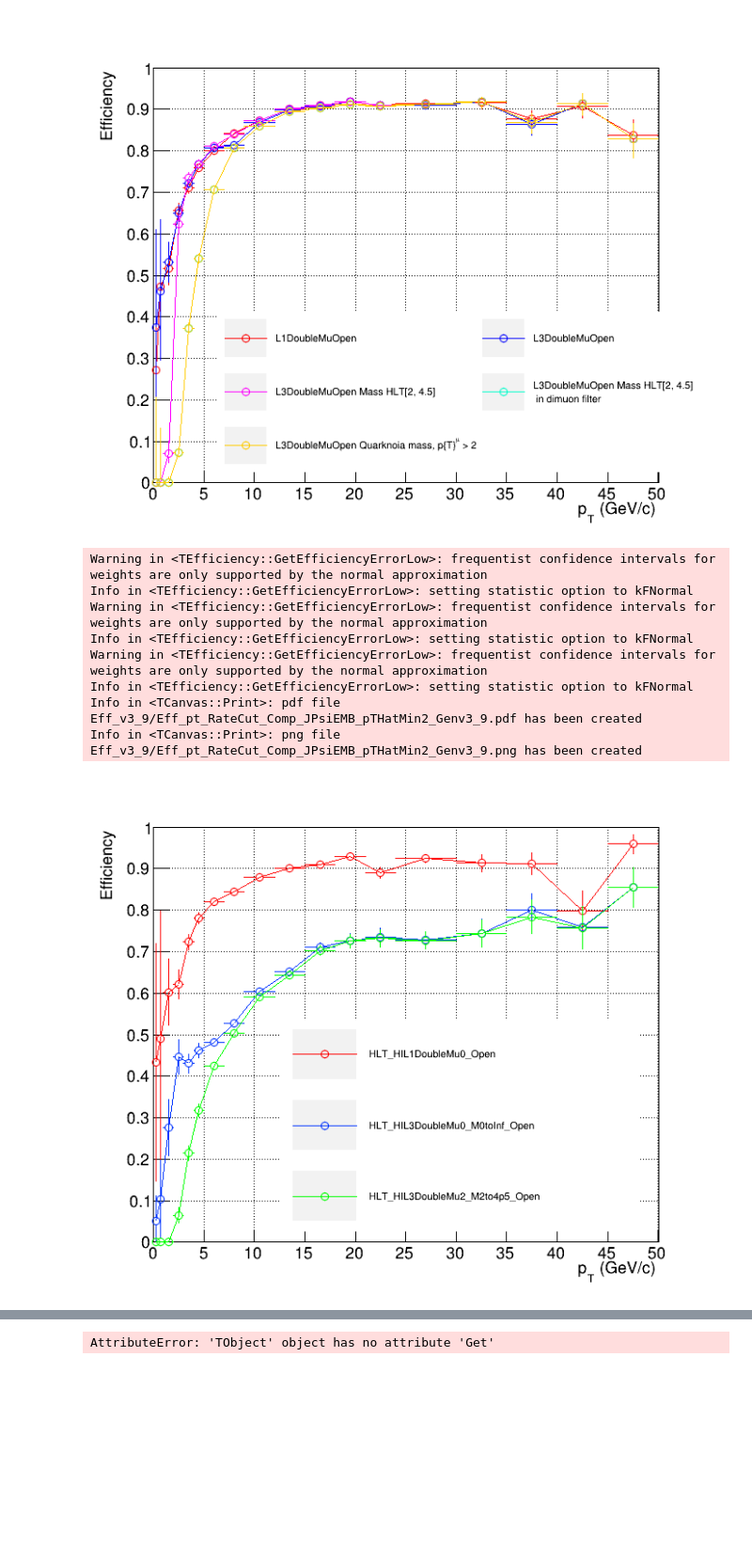
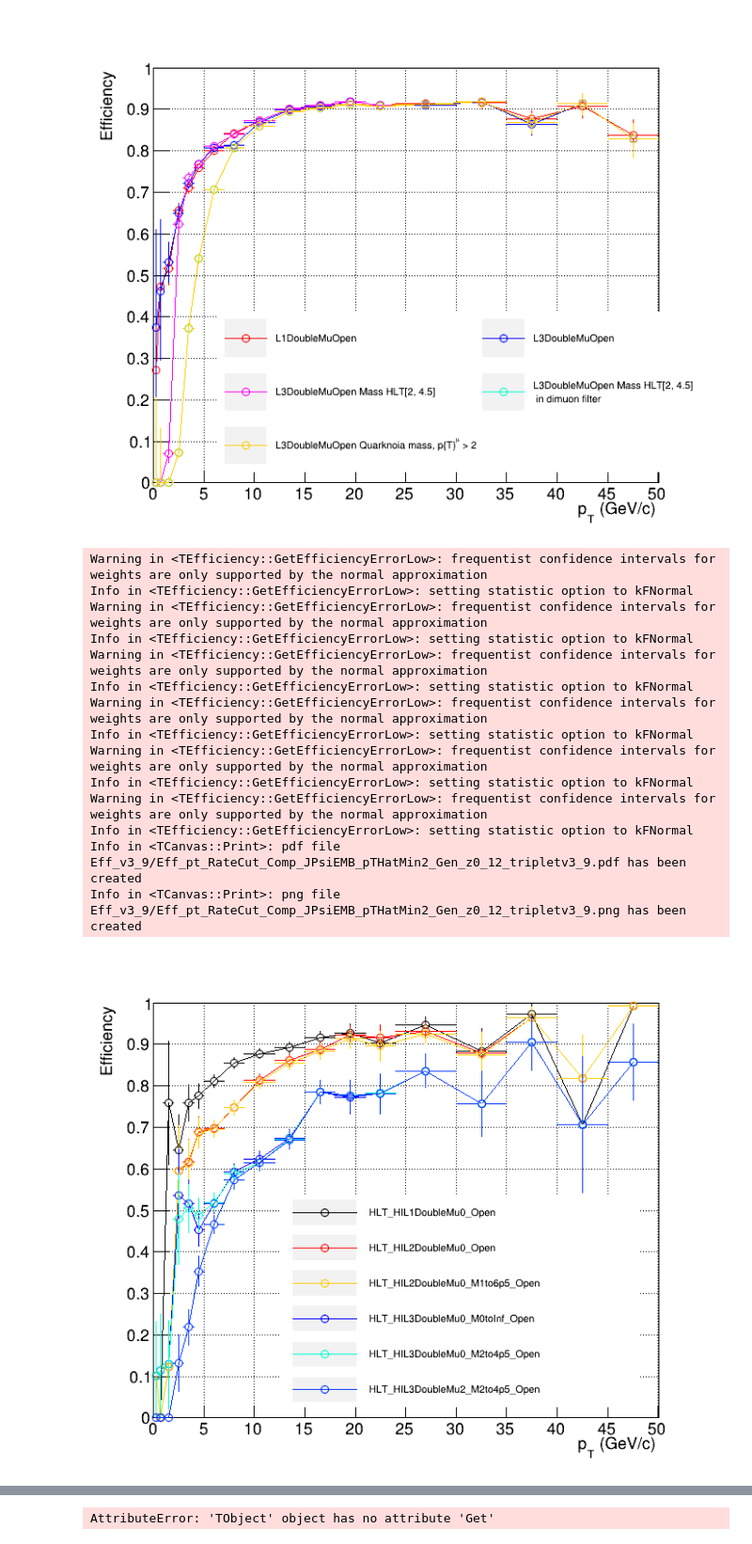
Before and after one commit to vince502/EffCalc, a Jupyter notebook: GetEfficiency.ipynb, the cells around one changed output, grey strips where cells are left out. Shown at 94% size. Saved outputs shown, nothing was run; the diff lists cells and outputs as text; code cells hidden in the pictures; blank space fills up the shorter version.

```diff
--- a/GetEfficiency.ipynb
+++ b/GetEfficiency.ipynb
@@ -110,7 +110,7 @@ def DrawTrigOne(trigDir, obj, canv, _and = False, _col = 221) :
     canv.Draw()
     return canv
 
-def DrawTrigSeq(trigDir, obj, canv, _and = False, _col = 221, _leg = 0, _marker = 1, _disc = "") :
+def DrawTrigSeq(trigDir, obj, canv, _and = False, _col = 221, _leg = 0, _marker = 1, _disc = "", _pltmode = "") :
     if not ( _and ) :
         canv.Clear();
     first = True;
@@ -132,13 +132,15 @@ def DrawTrigSeq(trigDir, obj, canv, _and = False, _col = 221, _leg = 0, _marker
     hist.GetYaxis().SetNdivisions(int((range_up)*10))
     hist.GetXaxis().SetRangeUser(0, 50)
     hist.GetXaxis().SetNdivisions(20)
-    # hist.GetXaxis().SetRangeUser(-2.4, 2.4)
-    # hist.GetXaxis().SetNdivisions(8)
-    # hist.GetXaxis().SetRangeUser(0, 200)
-    # hist.GetXaxis().SetNdivisions(20)
     hist.GetXaxis().SetTitle("p_{T} (GeV/c)")
-    # hist.GetXaxis().SetTitle("Rapidity/#eta")
-    # hist.GetXaxis().SetTitle("Centrality (x2)")
+    if( _pltmode == 'Y' ):
+        hist.GetXaxis().SetRangeUser(-2.4, 2.4)
+        hist.GetXaxis().SetNdivisions(8)
+        hist.GetXaxis().SetTitle("Rapidity/#eta")
+    if( _pltmode == 'C' ):
+        hist.GetXaxis().SetRangeUser(0, 200)
+        hist.GetXaxis().SetNdivisions(20)
+        hist.GetXaxis().SetTitle("Centrality (x2)")
 
 
     hist.GetYaxis().SetTitle("Efficiency")
@@ -368,16 +387,16 @@ leg.Clear()
 # canv, leg = DrawTrigSeq(f_out2.Get("L3DoubleMuOpen"), 'pt', canv, _and = True, _col = getcolor(3), _leg = leg, _marker = 24, _disc = "L3DoubleMuOpen")# %s" % ver1)# v2-7-mod1")
 # canv, leg = DrawTrigSeq(f_out2.Get("L3DoubleMuCosmic"), 'pt', canv, _and = True, _col = getcolor(20), _leg = leg, _marker = 24, _disc = "L3DoubleMuCosmic")# %s" % ver1)# v2-7-mod1")
 
-canv, leg = DrawTrigSeq(f_out2.Get("L1DoubleMuOpen"), 'pt', canv, _and = False, _col = EColor.kRed, _leg = leg, _marker = 24, _disc = "L1DoubleMuOpen")# %s" % ver1)# v2-7-mod1")
-canv, leg = DrawTrigSeq(f_out2.Get("L2DoubleMuOpen"), 'pt', canv, _and = True, _col = EColor.kGreen+1, _leg = leg, _marker = 24, _disc = "L2DoubleMuOpen")# %s" % ver1)# v2-7-mod1")
-canv, leg = DrawTrigSeq(f_out2.Get("L3DoubleMuOpen"), 'pt', canv, _and = True, _col = EColor.kBlue+1, _leg = leg, _marker = 24, _disc = "L3DoubleMuOpen")# %s" % ver1)# v2-7-mod1")
+canv, leg = DrawTrigSeq(f_out2.Get("HLT_HIL1DoubleMu0_Open"), 'pt', canv, _and = False, _col = EColor.kRed, _leg = leg, _marker = 24, _disc = "L1DoubleMuOpen")# %s" % ver1)# v2-7-mod1")
+canv, leg = DrawTrigSeq(f_out2.Get("HLT_HIL2DoubleMu0_Open"), 'pt', canv, _and = True, _col = EColor.kGreen+1, _leg = leg, _marker = 24, _disc = "L2DoubleMuOpen")# %s" % ver1)# v2-7-mod1")
+canv, leg = DrawTrigSeq(f_out2.Get("HLT_HIL3DoubleMu0_M2to4p5_Open"), 'pt', canv, _and = True, _col = EColor.kBlue+1, _leg = leg, _marker = 24, _disc = "L3DoubleMuOpen")# %s" % ver1)# v2-7-mod1")
 
 # canv, leg = DrawTrigSeq(f_out2.Get("L3DoubleMuOpen2_M2to4p5"), 'pt', canv, _and = True, _col = EColor.kMagenta+1, _leg = leg, _marker = 24, _disc = "L3DoubleMuOpen2_M2to4p5")# %s" % ver1)# v2-7-mod1")
 # canv, leg = DrawTrigSeq(f_out2.Get("L3DoubleMuOpen1p5_M2to4p5"), 'pt', canv, _and = True, _col = EColor.kBlue+2, _leg = leg, _marker = 24, _disc = "L3DoubleMuOpen1p5_M2to4p5")# %s" % ver1)# v2-7-mod1")
 # canv, leg = DrawTrigSeq(f_out2.Get("L3DoubleMuOpen1_M2to4p5"), 'pt', canv, _and = True, _col = EColor.kBlue+3, _leg = leg, _marker = 24, _disc = "L3DoubleMuOpen1_M2to4p5")# %s" % ver1)# v2-7-mod1")
 # canv, leg = DrawTrigSeq(f_out2.Get("L3DoubleMuOpen0p5_M2to4p5"), 'pt', canv, _and = True, _col = EColor.kBlue+5, _leg = leg, _marker = 24, _disc = "L3DoubleMuOpen0p5_M2to4p5")# %s" % ver1)# v2-7-mod1")
 # canv, leg = DrawTrigSeq(f_out2.Get("L3DoubleMuOpen_M2to4p5"), 'pt', canv, _and = True, _col = EColor.kRed+3, _leg = leg, _marker = 24, _disc = "L3DoubleMuOpen_M2to4p5")# %s" % ver1)# v2-7-mod1")
-canv, leg = DrawTrigSeq(f_out2.Get("L3DoubleMuOpen_M7to15"), 'pt', canv, _and = True, _col = EColor.kTeal+1, _leg = leg, _marker = 24, _disc = "L3DoubleMuOpen_M7to15")# %s" % ver1)# v2-7-mod1")
+# canv, leg = DrawTrigSeq(f_out2.Get("L3DoubleMuOpen_M7to15"), 'pt', canv, _and = True, _col = EColor.kTeal+1, _leg = leg, _marker = 24, _disc = "L3DoubleMuOpen_M7to15")# %s" % ver1)# v2-7-mod1")
 # canv, leg = DrawTrigSeq(f_out2.Get("L3DoubleMuOpen_Quarkonia"), 'pt', canv, _and = True, _col = EColor.kRed+4, _leg = leg, _marker = 24, _disc = "L3DoubleMuOpen_Quarkonia")# %s" % ver1)# v2-7-mod1")
 # canv, leg = DrawTrigSeq(f_out2.Get("L3DoubleMuOpen_Quarkonia_LowMpT2"), 'pt', canv, _and = True, _col = EColor.kBlue+5, _leg = leg, _marker = 24, _disc = "L3DoubleMuOpen_Quarkonia_LowMpT2")# %s" % ver1)# v2-7-mod1")
 # canv, leg = DrawTrigSeq(f_out2.Get("L2DoubleMuOpen_M1to6p5"), 'pt', canv, _and = True, _col = EColor.kPink-3, _leg = leg, _marker = 24, _disc = "L2DoubleMuOpen_M1to6p5")# %s" % ver1)# v2-7-mod1")
@@ -485,11 +510,13 @@ leg.SetX1(0.3);leg.SetX2(0.87);leg.SetY1(0.12);leg.SetY2(0.53);
 
 leg.Clear()
 
-canv, leg = DrawTrigSeq(f_out2.Get("HLT_HIL1DoubleMu0_Open"), 'pt', canv, _and = False, _col = EColor.kRed, _leg = leg, _marker = 24, _disc = "HLT_HIL1DoubleMu0_Open")
+canv, leg = DrawTrigSeq(f_out2.Get("HLT_HIL1DoubleMu0_Open"), 'pt', canv, _and = False, _col = EColor.kBlack, _leg = leg, _marker = 24, _disc = "HLT_HIL1DoubleMu0_Open")
 
-# canv, leg = DrawTrigSeq(f_out2.Get("HLT_HIL2DoubleMu0_Open"), 'pt', canv, _and = True, _col = EColor.kGreen +1, _leg = leg, _marker = 24, _disc = "HLT_HIL2DoubleMu0_Open")
+canv, leg = DrawTrigSeq(f_out2.Get("HLT_HIL2DoubleMu0_Open"), 'pt', canv, _and = True, _col = EColor.kRed +1, _leg = leg, _marker = 24, _disc = "HLT_HIL2DoubleMu0_Open")
+# canv, leg = DrawTrigSeq(f_out2.Get("HLT_HIL2DoubleMu0_DoHLTCut_Narrow_Open"), 'pt', canv, _and = True, _col = EColor.kGreen +1, _leg = leg, _marker = 24, _disc = "HLT_HIL2DoubleMu0_M2.3-4.8_Open")
+# canv, leg = DrawTrigSeq(f_out2.Get("HLT_HIL2DoubleMu0_DoHLTCutPT_Narrow_Open"), 'pt', canv, _and = True, _col = EColor.kOrange +1, _leg = leg, _marker = 24, _disc = "HLT_HIL2DoubleMu2.8_M2.3-4.8_Open")
 
-# canv, leg = DrawTrigSeq(f_out2.Get("HLT_HIL2DoubleMu0_M1to6p5_Open"), 'pt', canv, _and = True, _col = EColor.kOrange +1, _leg = leg, _marker = 24, _disc = "HLT_HIL2DoubleMu0_M1to6p5_Open")
+canv, leg = DrawTrigSeq(f_out2.Get("HLT_HIL2DoubleMu0_M1to6p5_Open"), 'pt', canv, _and = True, _col = EColor.kOrange +1, _leg = leg, _marker = 24, _disc = "HLT_HIL2DoubleMu0_M1to6p5_Open")
 
 # canv, leg = DrawTrigSeq(f_out2.Get("HLT_HIL2DoubleMu0_M6p5to16_Open"), 'pt', canv, _and = True, _col = EColor.kRed, _leg = leg, _marker = 24, _disc = "HLT_HIL2DoubleMu0_M6p5to16_Open")
 
@@ -502,7 +529,7 @@ canv, leg = DrawTrigSeq(f_out2.Get("HLT_HIL1DoubleMu0_Open"), 'pt', canv, _and =
 # canv, leg = DrawTrigSeq(f_out2.Get("HLT_HIL3DoubleMuPre0_M2to4p5_Open"), 'pt', canv, _and = True, _col = EColor.kRed, _leg = leg, _marker = 24, _disc = "HLT_HIL3DoubleMuPre0_M2to4p5_Open")
 # canv, leg = DrawTrigSeq(f_out2.Get("HLT_HIL3DoubleMuPre0_M7to15_Open"), 'pt', canv, _and = True, _col = EColor.kRed, _leg = leg, _marker = 24, _disc = "HLT_HIL3DoubleMuPre0_M7to15_Open")
 
-canv, leg = DrawTrigSeq(f_out2.Get("HLT_HIL3DoubleMu0_M0toInf_Open"), 'pt', canv, _and = True, _col = EColor.kAzure +1, _leg = leg, _marker = 24, _disc = "HLT_HIL3DoubleMu0_M0toInf_Open")
+canv, leg = DrawTrigSeq(f_out2.Get("HLT_HIL3DoubleMu0_M0toInf_Open"), 'pt', canv, _and = True, _col = EColor.kBlue +1, _leg = leg, _marker = 24, _disc = "HLT_HIL3DoubleMu0_M0toInf_Open")
 # canv, leg = DrawTrigSeq(f_out2.Get("HLT_HIL3DoubleMu3p8_M0toInf_Open"), 'pt', canv, _and = True, _col = EColor.kRed, _leg = leg, _marker = 24, _disc = "HLT_HIL3DoubleMu3p8_M0toInf_Open")
 # canv, leg = DrawTrigSeq(f_out2.Get("HLT_HIL3DoubleMu0_M7to15_Open"), 'pt', canv, _and = True, _col = EColor.kYellow+1, _leg = leg, _marker = 24, _disc = "HLT_HIL3DoubleMu0_M7to15_Open")
 # canv, leg = DrawTrigSeq(f_out2.Get("HLT_HIL3DoubleMu2_M7to15_Open"), 'pt', canv, _and = True, _col = EColor.kBlue+1, _leg = leg, _marker = 24, _disc = "HLT_HIL3DoubleMu2_M7to15_Open")
@@ -512,36 +539,47 @@ canv, leg = DrawTrigSeq(f_out2.Get("HLT_HIL3DoubleMu0_M0toInf_Open"), 'pt', canv
 # canv, leg = DrawTrigSeq(f_out2.Get("HLT_HIL3DoubleMu0_Quarkonia_LowMpT2_Open"), 'pt', canv, _and = True, _col = EColor.kTeal, _leg = leg, _marker = 24, _disc = "HLT_HIL3DoubleMu0_Quarkonia_LowMpT2_Open")
 # canv, leg = DrawTrigSeq(f_out2.Get("HLT_HIL3DoubleMu0_Quarkonia_LowMpT2HighMpT1p5_Open"), 'pt', canv, _and = True, _col = EColor.kMagenta, _leg = leg, _marker = 24, _disc = "HLT_HIL3DoubleMu0_Quarkonia_LowMpT2HighMpT1p5_Open")
 # canv, leg = DrawTrigSeq(f_out2.Get("HLT_HIL3DoubleMu0_Quarkonia_LowMpT2HighMpT1_Open"), 'pt', canv, _and = True, _col = EColor.kRed, _leg = leg, _marker = 24, _disc = "HLT_HIL3DoubleMu0_Quarkonia_LowMpT2HighMpT1_Open")
 # canv, leg = DrawTrigSeq(f_out2.Get("HLT_HIL3DoubleMu2_Quarkonia_Open"), 'pt', canv, _and = True, _col = EColor.kBlue+1, _leg = leg, _marker = 24, _disc = "HLT_HIL3DoubleMu2_Quarkonia_Open")
-# canv, leg = DrawTrigSeq(f_out2.Get("HLT_HIL3DoubleMu0_M2to4p5_Open"), 'pt', canv, _and = True, _col = EColor.kTeal +1, _leg = leg, _marker = 24, _disc = "HLT_HIL3DoubleMu0_M2to4p5_Open")
 
-canv, leg = DrawTrigSeq(f_out2.Get("HLT_HIL3DoubleMu2_M2to4p5_Open"), 'pt', canv, _and = True, _col = EColor.kGreen +1, _leg = leg, _marker = 24, _disc = "HLT_HIL3DoubleMu2_M2to4p5_Open")
+# canv, leg = DrawTrigSeq(f_out2.Get("HLT_HIL3DoubleMu0_M0toInf_DoONIACut_Open"), 'pt', canv, _and = True, _col = EColor.kPink +1, _leg = leg, _marker = 24, _disc = "HLT_HIL3DoubleMu0_M2.5to4_Open")
+
+# canv, leg = DrawTrigSeq(f_out2.Get("HLT_HIL3DoubleMu0_M0toInf_DoHLTCut_Narrow_Open"), 'pt', canv, _and = True, _col = EColor.kPink +1, _leg = leg, _marker = 24, _disc = "HLT_HIL3DoubleMu0_M2.5to4_Open")
+
+canv, leg = DrawTrigSeq(f_out2.Get("HLT_HIL3DoubleMu0_M2to4p5_Open"), 'pt', canv, _and = True, _col = EColor.kTeal +1, _leg = leg, _marker = 24, _disc = "HLT_HIL3DoubleMu0_M2to4p5_Open")
+
+canv, leg = DrawTrigSeq(f_out2.Get("HLT_HIL3DoubleMu2_M2to4p5_Open"), 'pt', canv, _and = True, _col = EColor.kAzure +1, _leg = leg, _marker = 24, _disc = "HLT_HIL3DoubleMu2_M2to4p5_Open")
 # canv, leg = DrawTrigSeq(f_out2.Get("HLT_HIL3DoubleMu1p5_M2to4p5_Open"), 'pt', canv, _and = True, _col = EColor.kRed, _leg = leg, _marker = 24, _disc = "HLT_HIL3DoubleMu1p5_M2to4p5_Open")
 # canv, leg = DrawTrigSeq(f_out2.Get("HLT_HIL3DoubleMu1_M2to4p5_Open"), 'pt', canv, _and = True, _col = EColor.kRed, _leg = leg, _marker = 24, _disc = "HLT_HIL3DoubleMu1_M2to4p5_Open")
 
 # canv, leg = DrawTrigSeq(f_out2.Get("HLT_HIL2SingleMu3_Open"), 'pt', canv, _and = False, _col = EColor.kRed, _leg = leg, _marker = 24, _disc = "HLT_HIL2SingleMu3_Open")
 # canv, leg = DrawTrigSeq(f_out2.Get("HLT_HIL2SingleMu5_Open"), 'pt', canv, _and = True, _col = EColor.kRed, _leg = leg, _marker = 24, _disc = "HLT_HIL2SingleMu5_Open")
 # canv, leg = DrawTrigSeq(f_out2.Get("HLT_HIL2SingleMu7_Open"), 'pt', canv, _and = True, _col = EColor.kRed, _leg = leg, _marker = 24, _disc = "HLT_HIL2SingleMu7_Open")
 # canv, leg = DrawTrigSeq(f_out2.Get("HLT_HIL3SingleMu3_Open"), 'pt', canv, _and = True, _col = EColor.kRed, _leg = leg, _marker = 24, _disc = "HLT_HIL3SingleMu3_Open")
 # canv, leg = DrawTrigSeq(f_out2.Get("HLT_HIL3SingleMu5_Open"), 'pt', canv, _and = True, _col = EColor.kRed, _leg = leg, _marker = 24, _disc = "HLT_HIL3SingleMu5_Open")
 # canv, leg = DrawTrigSeq(f_out2.Get("HLT_HIL3SingleMu7_Open"), 'pt', canv, _and = True, _col = EColor.kRed, _leg = leg, _marker = 24, _disc = "HLT_HIL3SingleMu7_Open")
 
 
 # canv, leg = DrawTrigSeq(f_leg.Get("HLT_HIL1DoubleMuOpen_v"), 'pt', canv, _and = True, _col = 2, _leg = leg, _disc = "HLT_HIL1DoubleMu0_Legacy_v")
 leg.DrawClone()
 canv.Draw()
 canv.SaveAs("%s/Eff_pt_RateCut_Comp_%s.pdf" % (pltdir, ver) )
 canv.SaveAs("%s/Eff_pt_RateCut_Comp_%s.png" % (pltdir, ver) )
 
 leg.Clear()
 # %% [output]
 Warning in <TEfficiency::GetEfficiencyErrorLow>: frequentist confidence intervals for weights are only supported by the normal approximation
 Info in <TEfficiency::GetEfficiencyErrorLow>: setting statistic option to kFNormal
 Warning in <TEfficiency::GetEfficiencyErrorLow>: frequentist confidence intervals for weights are only supported by the normal approximation
 Info in <TEfficiency::GetEfficiencyErrorLow>: setting statistic option to kFNormal
 Warning in <TEfficiency::GetEfficiencyErrorLow>: frequentist confidence intervals for weights are only supported by the normal approximation
 Info in <TEfficiency::GetEfficiencyErrorLow>: setting statistic option to kFNormal
-Info in <TCanvas::Print>: pdf file Eff_v3_9/Eff_pt_RateCut_Comp_JPsiEMB_pTHatMin2_Genv3_9.pdf has been created
-Info in <TCanvas::Print>: png file Eff_v3_9/Eff_pt_RateCut_Comp_JPsiEMB_pTHatMin2_Genv3_9.png has been created
+Warning in <TEfficiency::GetEfficiencyErrorLow>: frequentist confidence intervals for weights are only supported by the normal approximation
+Info in <TEfficiency::GetEfficiencyErrorLow>: setting statistic option to kFNormal
+Warning in <TEfficiency::GetEfficiencyErrorLow>: frequentist confidence intervals for weights are only supported by the normal approximation
+Info in <TEfficiency::GetEfficiencyErrorLow>: setting statistic option to kFNormal
+Warning in <TEfficiency::GetEfficiencyErrorLow>: frequentist confidence intervals for weights are only supported by the normal approximation
+Info in <TEfficiency::GetEfficiencyErrorLow>: setting statistic option to kFNormal
+Info in <TCanvas::Print>: pdf file Eff_v3_9/Eff_pt_RateCut_Comp_JPsiEMB_pTHatMin2_Gen_z0_12_tripletv3_9.pdf has been created
+Info in <TCanvas::Print>: png file Eff_v3_9/Eff_pt_RateCut_Comp_JPsiEMB_pTHatMin2_Gen_z0_12_tripletv3_9.png has been created
-[figure, old version]
+[figure, new version]
 # %%
```
Also changed, not shown: parts of 5 cells of this notebook, 7 other files.
